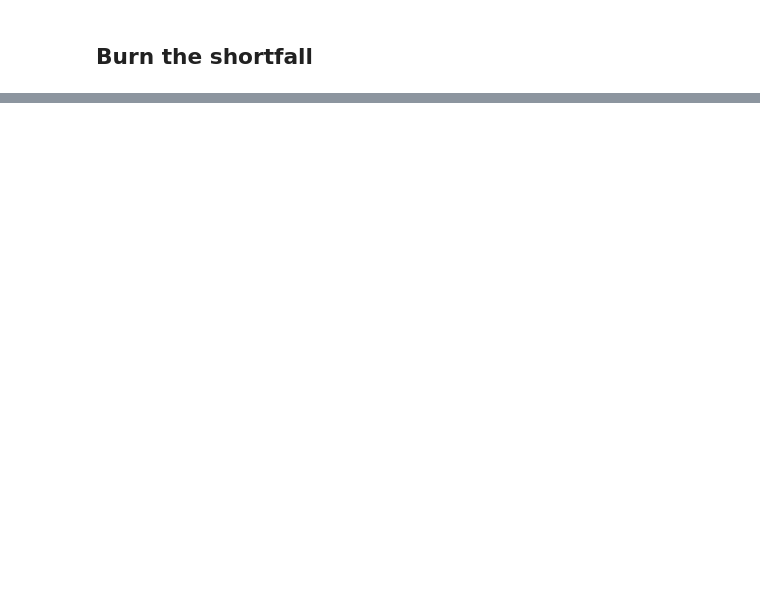
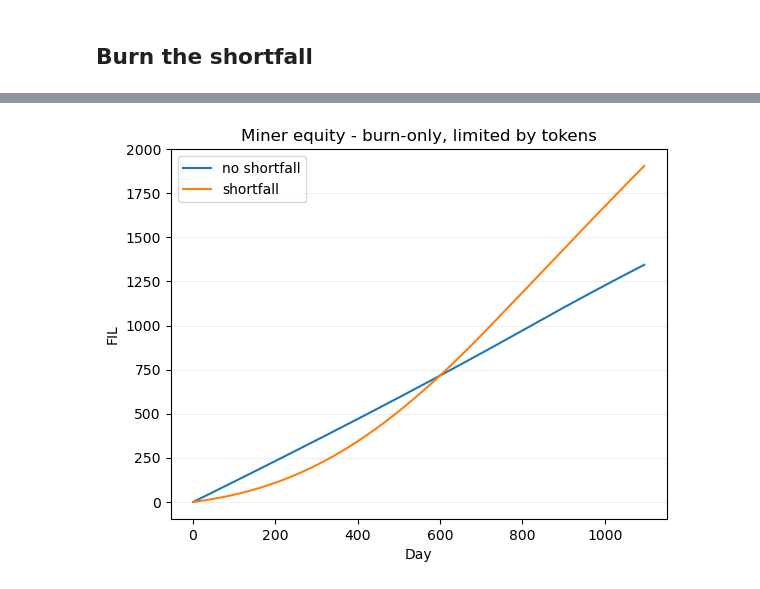
Before and after one commit to kkarrancsu/shortfall, a Jupyter notebook: explore_byday.ipynb, the cells around one changed output, grey strips where cells are left out. Saved outputs shown, nothing was run; the diff lists cells and outputs as text; code cells hidden in the pictures; blank space fills up the shorter version.

```diff
--- a/explore_byday.ipynb
+++ b/explore_byday.ipynb
@@ -151,12 +136,12 @@ compare_configurations({
 # %% [markdown]
 ## Burn the shortfall
 # %%
-burn_miner_factory = BurnShortfallMinerState.factory(balance=0)
+burn_miner_factory = BurnShortfallMinerState.factory(balance=0, max_shortfall_fraction=0.50)
 cfg = SimConfig(
     network=network,
     strategy=StrategyConfig.pledge_limited(1000.0, 3 * YEAR, True),
     miner_factory=burn_miner_factory,
 )
-stats = Simulator(cfg).run_all(epochs, stats_interval)
+stats = Simulator(cfg).run_all(days, stats_interval)
 burn_shortfall_df = pd.DataFrame(data=stats)
 burn_shortfall_df
@@ -165,17 +167,19 @@ show_miner_accounting_charts(burn_shortfall_df)
 # %%
 # Configurations limited by token availability.
 compare_configurations({
     'no shortfall': SimConfig(
         network=network,
         strategy=StrategyConfig.pledge_limited(1000.0, 3 * YEAR, False),
         miner_factory=burn_miner_factory,
     ),
     'shortfall': SimConfig(
         network=network,
         strategy=StrategyConfig.pledge_limited(1000.0, 3 * YEAR, True),
         miner_factory=burn_miner_factory,
     )
-}, 'burn-only, limited by tokens')
+}, 'burn-only, limited by tokens', days)
+# %% [output]
+[figure, added]
 # %%
 compare_configurations({
     'no shortfall': SimConfig(
```
Also changed, not shown: parts of 11 cells of this notebook, 6 other files.
